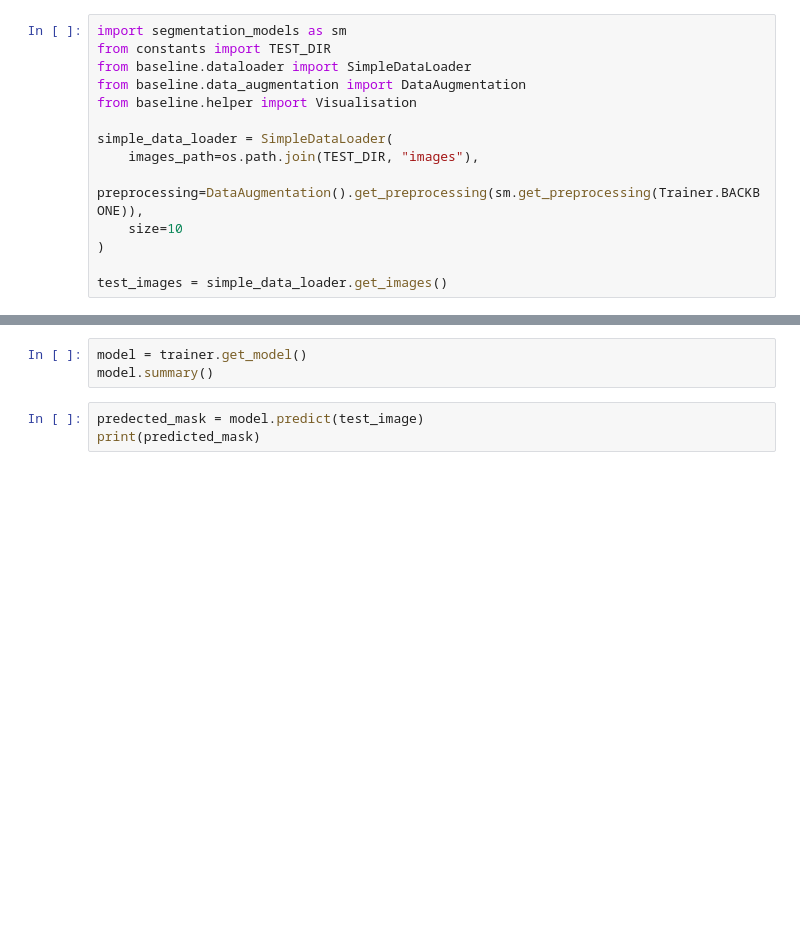
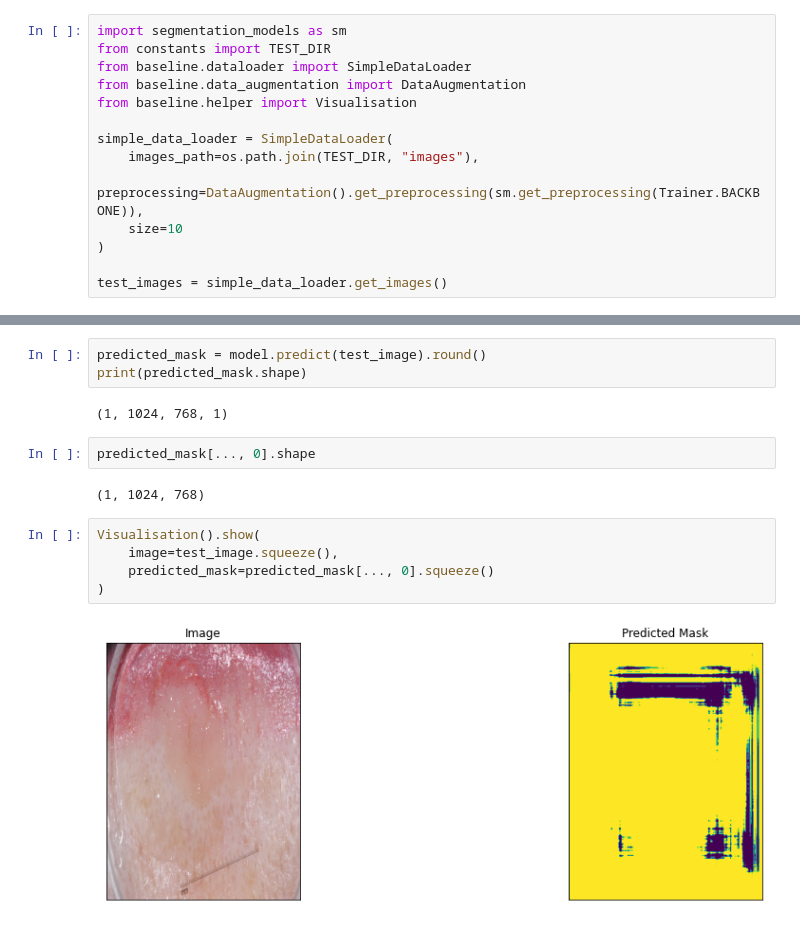
Before and after one commit to jhabr/xcs229ii_final_project, a Jupyter notebook: code/notebooks/baseline.ipynb, the cells around one changed output, grey strips where cells are left out. Drawn from its saved outputs; the diff is of its cells as text; blank space fills up the shorter version.

```diff
--- a/code/notebooks/baseline.ipynb
+++ b/code/notebooks/baseline.ipynb
@@ -61,8 +98,18 @@ Visualisation().show(image=test_image.squeeze())
-# %%
-model = trainer.get_model()
-model.summary()
 # %%
-predected_mask = model.predict(test_image)
-print(predicted_mask)
+predicted_mask = model.predict(test_image).round()
+print(predicted_mask.shape)
+# %% [output]
+(1, 1024, 768, 1)
+# %%
+predicted_mask[..., 0].shape
+# %% [output]
+(1, 1024, 768)
+# %%
+Visualisation().show(
+    image=test_image.squeeze(),
+    predicted_mask=predicted_mask[..., 0].squeeze()
+)
+# %% [output]
+[figure, added]
 # %%
 for test_image in simple_data_loader.get_images()[:3]:
```
Also changed, not shown: parts of 6 cells of this notebook.
